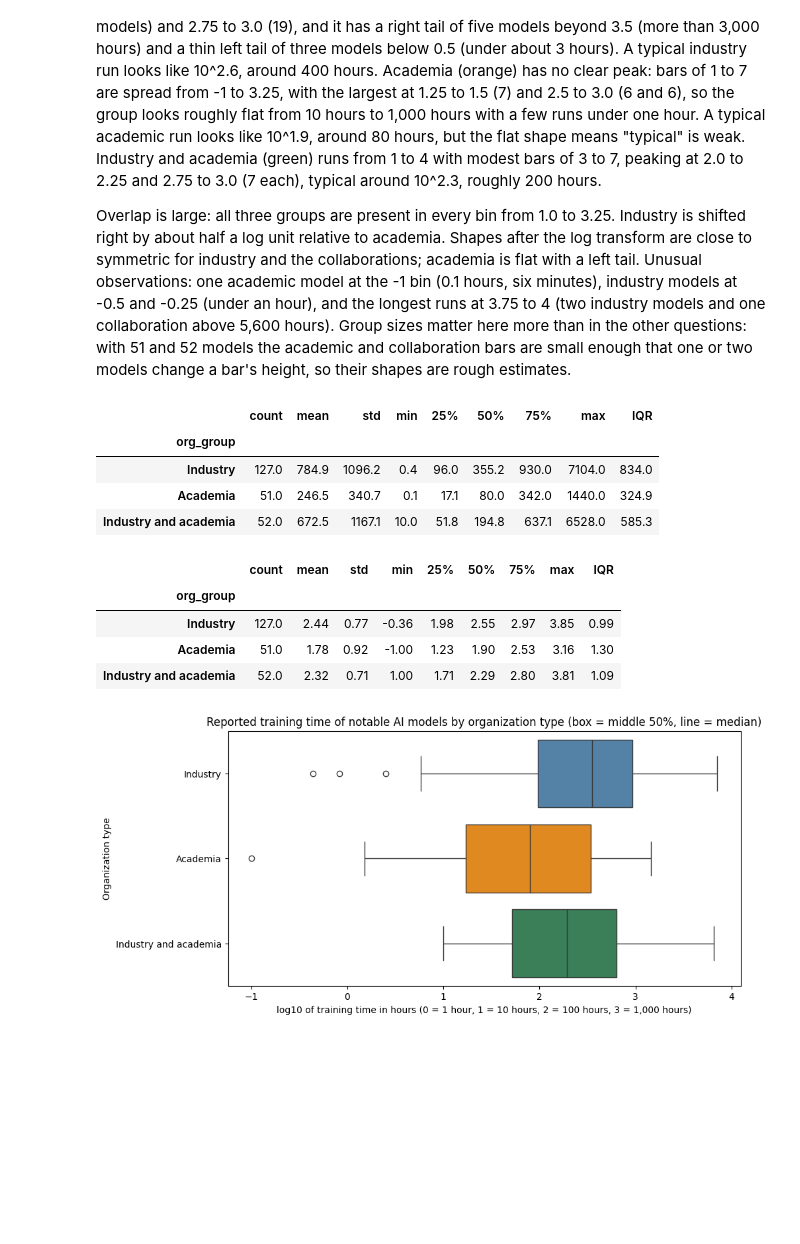
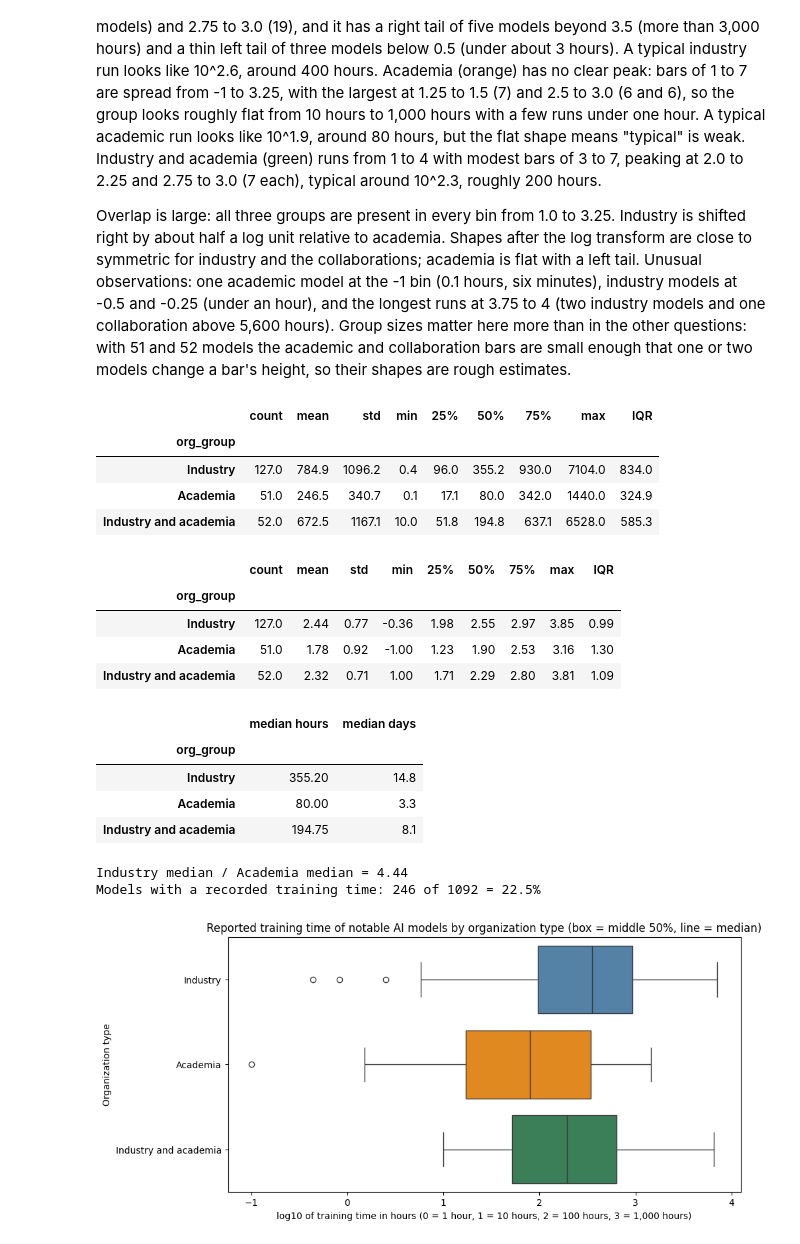
Before and after one commit to CyberDaVincii/Data_Visualization_and_Modeling_Campus, a Jupyter notebook: week02/lab/Lab - Comparing Distributions Across Groups.ipynb, the cells around one changed output. Drawn from its saved outputs; the diff is of its cells as text; code cells hidden in the pictures; blank space fills up the shorter version.

```diff
--- a/week02/lab/Lab - Comparing Distributions Across Groups.ipynb
+++ b/week02/lab/Lab - Comparing Distributions Across Groups.ipynb
@@ -852,23 +907,37 @@ Overlap is large: all three groups are present in every bin from 1.0 to 3.25. In
 # %%
 # Display grouped .describe() summaries and calculate or display the IQR for each group.
 time_summary_hours = time_df.groupby("org_group")["Training time (hours)"].describe().reindex(org_order).round(1)
 time_summary_hours["IQR"] = (time_summary_hours["75%"] - time_summary_hours["25%"]).round(1)
 display(time_summary_hours)
 
 time_summary_log = time_df.groupby("org_group")["log10_hours"].describe().reindex(org_order).round(2)
 time_summary_log["IQR"] = (time_summary_log["75%"] - time_summary_log["25%"]).round(2)
 display(time_summary_log)
+
+# Medians in days, and the ratio of the Industry and Academia medians.
+medians = time_df.groupby("org_group")["Training time (hours)"].median().reindex(org_order)
+display(pd.DataFrame({"median hours": medians, "median days": (medians / 24).round(1)}))
+print(f"Industry median / Academia median = {medians['Industry'] / medians['Academia']:.2f}")
+print(f"Models with a recorded training time: {ai_models_df['Training time (hours)'].notna().sum()} of {len(ai_models_df)} "
+      f"= {ai_models_df['Training time (hours)'].notna().mean() * 100:.1f}%")
 # %% [output]
 |  | count | mean | std | min | 25% | 50% | 75% | max | IQR |
 | org_group |  |  |  |  |  |  |  |  |  |
 | Industry | 127.0 | 784.9 | 1096.2 | 0.4 | 96.0 | 355.2 | 930.0 | 7104.0 | 834.0 |
 | Academia | 51.0 | 246.5 | 340.7 | 0.1 | 17.1 | 80.0 | 342.0 | 1440.0 | 324.9 |
 | Industry and academia | 52.0 | 672.5 | 1167.1 | 10.0 | 51.8 | 194.8 | 637.1 | 6528.0 | 585.3 |
 |  | count | mean | std | min | 25% | 50% | 75% | max | IQR |
 | org_group |  |  |  |  |  |  |  |  |  |
 | Industry | 127.0 | 2.44 | 0.77 | -0.36 | 1.98 | 2.55 | 2.97 | 3.85 | 0.99 |
 | Academia | 51.0 | 1.78 | 0.92 | -1.00 | 1.23 | 1.90 | 2.53 | 3.16 | 1.30 |
 | Industry and academia | 52.0 | 2.32 | 0.71 | 1.00 | 1.71 | 2.29 | 2.80 | 3.81 | 1.09 |
+|  | median hours | median days |
+| org_group |  |  |
+| Industry | 355.20 | 14.8 |
+| Academia | 80.00 | 3.3 |
+| Industry and academia | 194.75 | 8.1 |
+Industry median / Academia median = 4.44
+Models with a recorded training time: 246 of 1092 = 22.5%
 # %%
 # Create and label the box-plot comparison.
 plt.figure(figsize=(10, 5))
```
Also changed, not shown: parts of 6 cells of this notebook.
